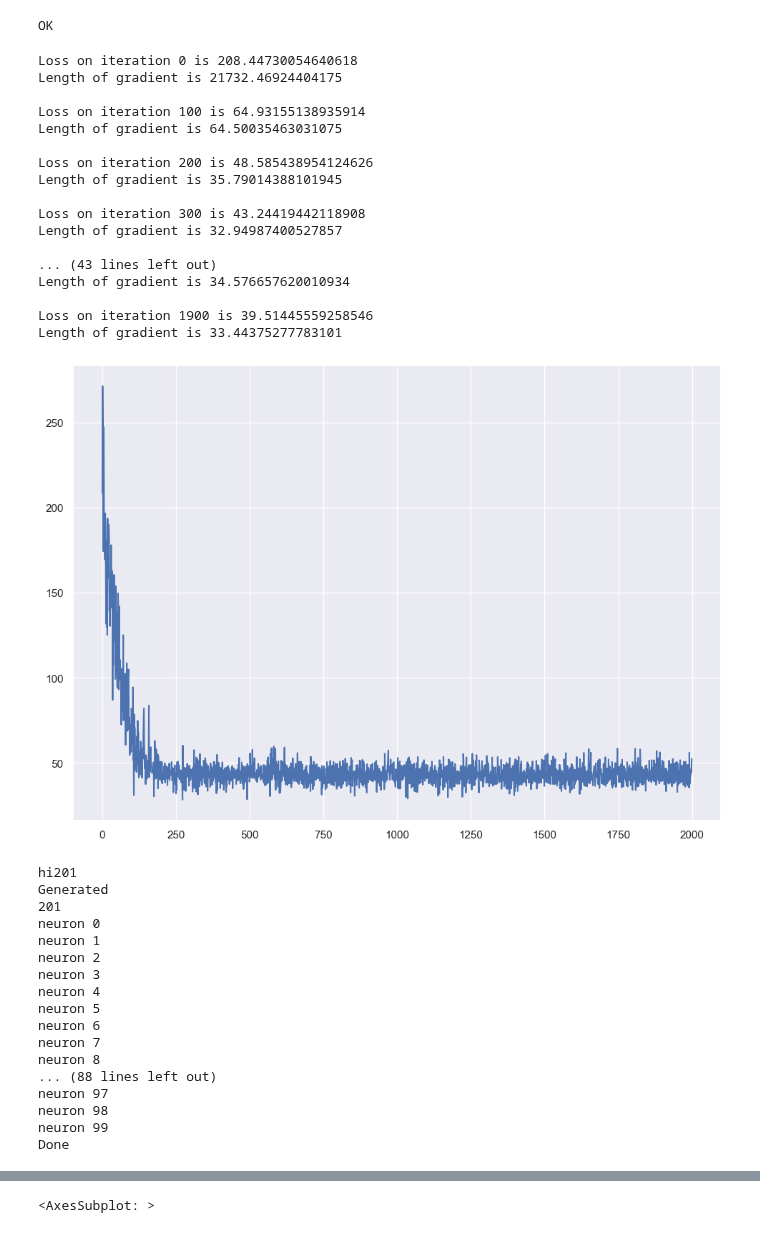
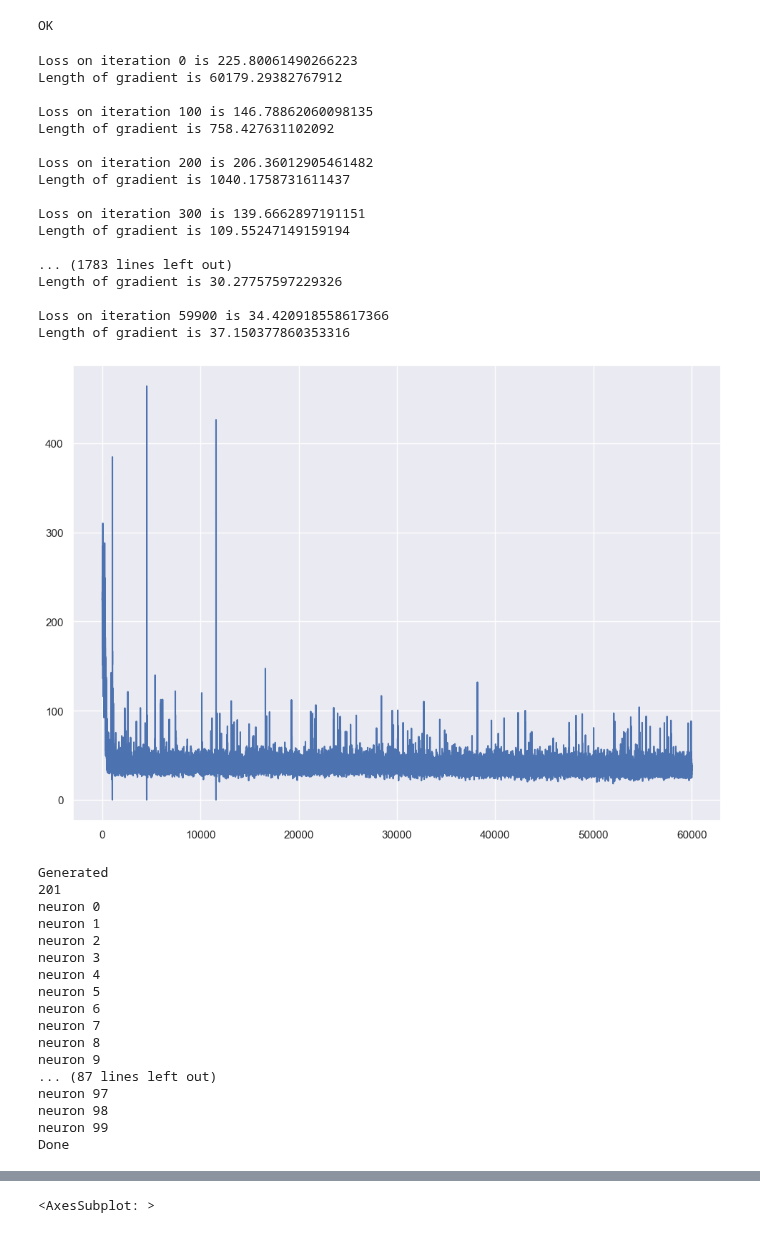
Before and after one commit to IgorZhiltsoff/ml-course, a Jupyter notebook: homeworks/hw3/assgn.ipynb, the cells around one changed output, grey strips where cells are left out. Saved outputs shown, nothing was run; the diff lists cells and outputs as text; code cells hidden in the pictures.

Commit message:
lets try longer chunks
or even full text instead of chunks

```diff
--- a/homeworks/hw3/assgn.ipynb
+++ b/homeworks/hw3/assgn.ipynb
@@ -119,7 +119,7 @@ image.save(a / 'hello.bmp')
 
 #### test
 # %%
-tokens = sorted(set(text_input.lower())) + ['<sos>', '<eos>']
+tokens = sorted(set(text_input.lower())) + ['S', 'E']
 num_tokens = len(tokens)
 
 assert num_tokens == 85, "Check the tokenization process"
@@ -131,38 +131,37 @@ OK
 # %%
 importlib.reload(my)
 srnn = my.SimplestRNN(tokens, neurons=100)
 
 srnn.fit(human_written_text=text_input,
-          learning_rate=0.3
-          , line_count=2000
+          learning_rate=0.7
+          , line_count=200
           , line_length=10#25
-          , iterations=1 # 30
+          , iterations=300 # 30
           , clip=0.1
 )
 srnn.show_loss_on_train()
 # %% [output]
-Loss on iteration 0 is 208.44730054640618
-Length of gradient is 21732.46924404175
+Loss on iteration 0 is 225.80061490266223
+Length of gradient is 60179.29382767912
 
-Loss on iteration 100 is 64.93155138935914
-Length of gradient is 64.50035463031075
+Loss on iteration 100 is 146.78862060098135
+Length of gradient is 758.427631102092
 
-Loss on iteration 200 is 48.585438954124626
-Length of gradient is 35.79014388101945
+Loss on iteration 200 is 206.36012905461482
+Length of gradient is 1040.1758731611437
 
-Loss on iteration 300 is 43.24419442118908
-Length of gradient is 32.94987400527857
+Loss on iteration 300 is 139.6662897191151
+Length of gradient is 109.55247149159194
 
-... (43 lines left out)
-Length of gradient is 34.576657620010934
+... (1783 lines left out)
+Length of gradient is 30.27757597229326
 
-Loss on iteration 1900 is 39.51445559258546
-Length of gradient is 33.44375277783101
+Loss on iteration 59900 is 34.420918558617366
+Length of gradient is 37.150377860353316
-[figure, old version]
+[figure, new version]
 # %%
 srnn.visualize_activation("x", max_length=200, verbose=True)
 # %% [output]
-hi201
 Generated
 201
 neuron 0
@@ -174,7 +173,8 @@ neuron 5
 neuron 6
 neuron 7
 neuron 8
-... (88 lines left out)
+neuron 9
+... (87 lines left out)
 neuron 97
 neuron 98
 neuron 99
```
Also changed, not shown: parts of 22 cells of this notebook, 1 other file.
